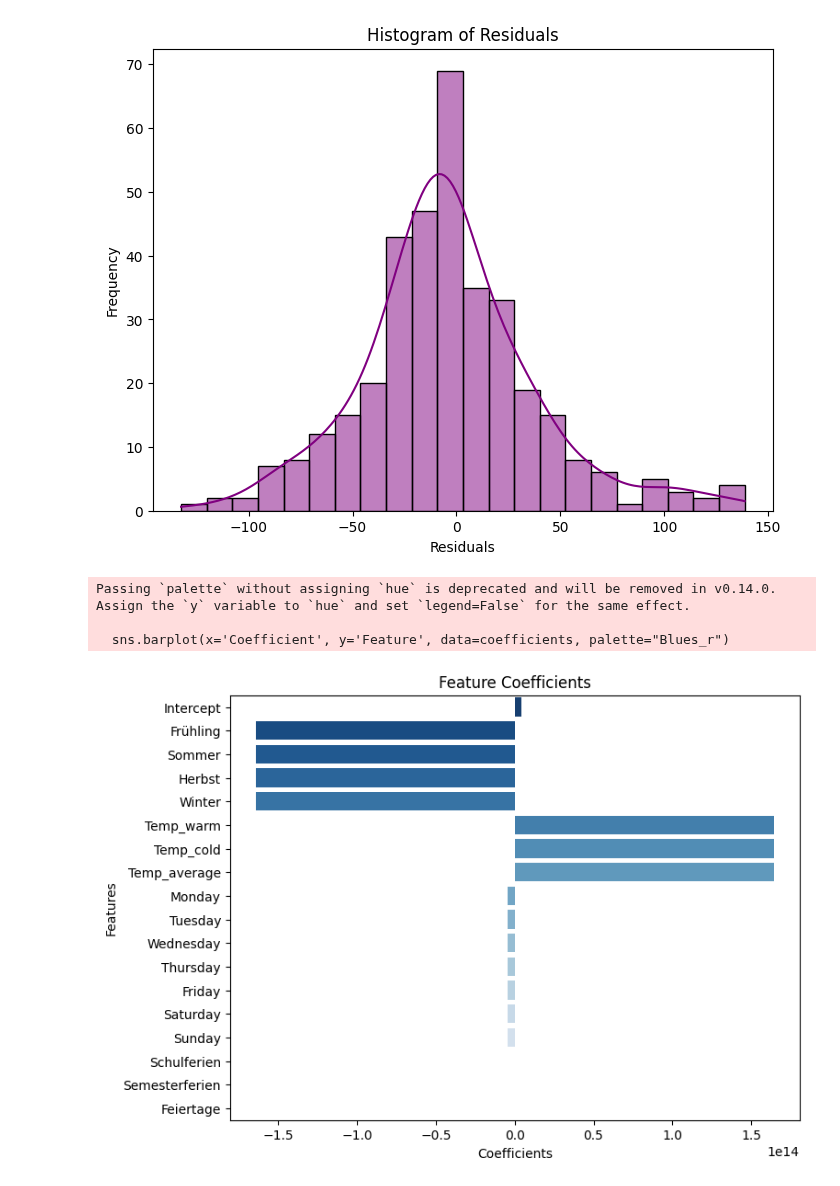
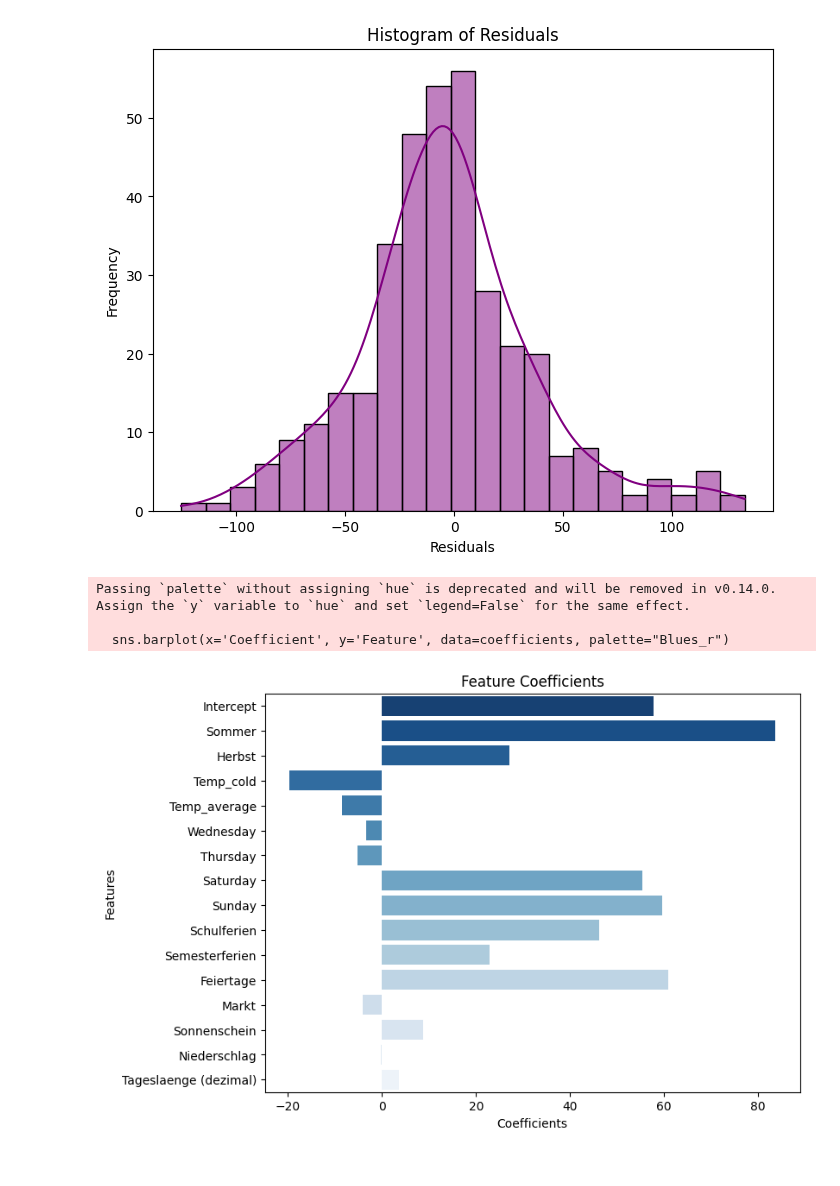
Before and after one commit to Fiesa00/DS_ML_Gr_1.5, a Jupyter notebook: 2_BaselineModel/Baseline-Model W3.ipynb, the cells around one changed output. Cells and saved outputs as stored; diff of their text form; code cells hidden in the pictures.

```diff
--- a/2_BaselineModel/Baseline-Model W3.ipynb
+++ b/2_BaselineModel/Baseline-Model W3.ipynb
@@ -167,7 +280,23 @@ features = [
 #            'Temp_cold',
 #           'Feiertage']
 
-
+features = [
+ 'Sommer',
+ 'Herbst',
+ 'Temp_cold',
+ 'Temp_average',
+ 'Wednesday',
+ 'Thursday',
+ 'Saturday',
+ 'Sunday',
+ 'Schulferien',
+ 'Semesterferien',
+ 'Feiertage',
+ 'Markt',
+ 'Sonnenschein',
+ 'Niederschlag',
+ 'Tageslaenge (dezimal)'
+ ]
 X = data[features] #target variable: Umsatz
 
 # Scale the feature data to standardize the range
@@ -279,8 +408,8 @@ Mean Absolute Percentage Error (MAPE): 21.19%
-[figure, old version]
+[figure, new version]
 Passing `palette` without assigning `hue` is deprecated and will be removed in v0.14.0. Assign the `y` variable to `hue` and set `legend=False` for the same effect.
 
   sns.barplot(x='Coefficient', y='Feature', data=coefficients, palette="Blues_r")
-[figure, old version]
+[figure, new version]
 # %%
 list(df_Crossaint_W3)
 # %% [output]
```
Also changed, not shown: parts of 11 cells of this notebook, 4 other files.
